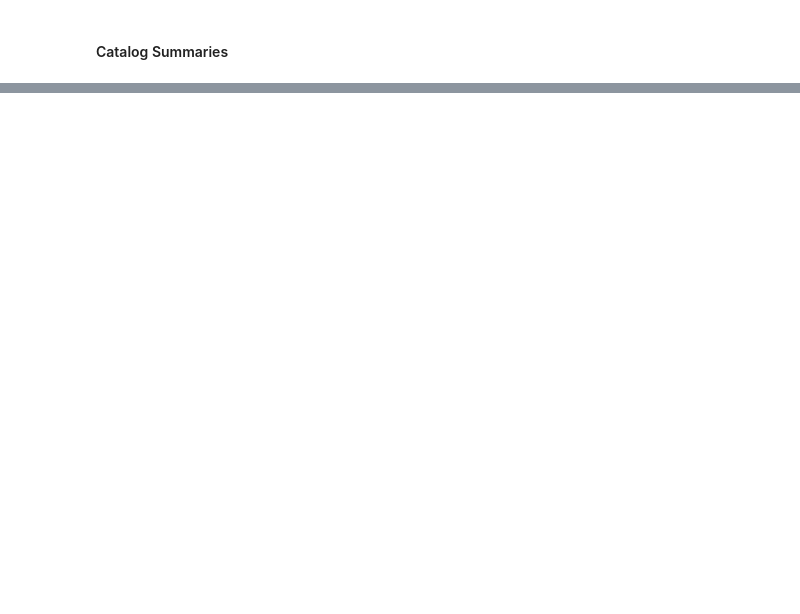
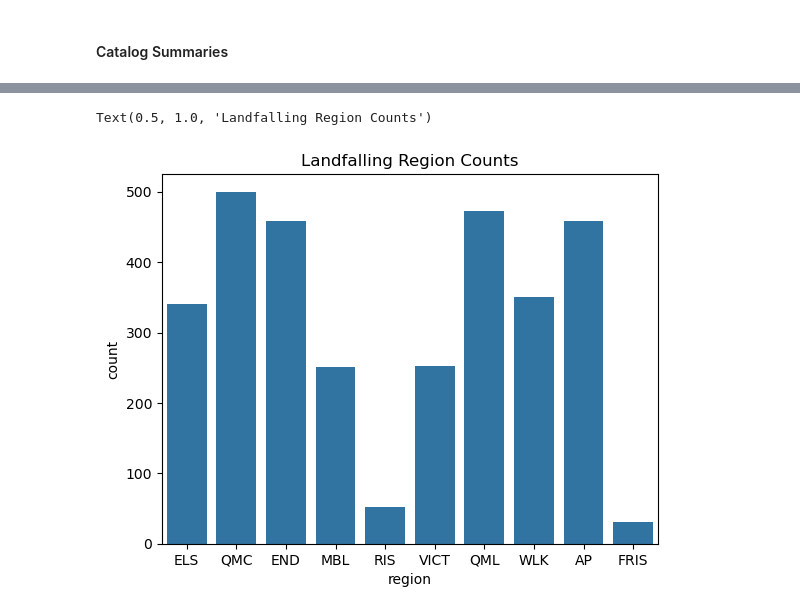
Before and after one commit to jbbutler/extreme_antarctic_ARs, a Jupyter notebook: notebooks/paper_plots.ipynb, the cells around one changed output, grey strips where cells are left out. Drawn from its saved outputs; the diff is of its cells as text; code cells hidden in the pictures; blank space fills up the shorter version.

```diff
--- a/notebooks/paper_plots.ipynb
+++ b/notebooks/paper_plots.ipynb
@@ -167,0 +185,7 @@ plt.savefig('../plots/paper_plots/spatiotemporal_stitching.png', bbox_inches='ti
+# %%
+full_catalog['duration'] = full_catalog['data_array'].apply(compute_duration)
+full_catalog['start_date'] = full_catalog['data_array'].apply(add_start_date)
+full_catalog['end_date'] = full_catalog['data_array'].apply(add_end_date)
+# %%
+ar_mask = xr.open_dataset('~/extreme_antarctic_ARs/data/antarctic_masks/AIS_Full_basins_Zwally_MERRA2grid_new.nc')
+ar_mask = ar_mask.Zwallybasins > 0
@@ -167,0 +209,32 @@ plt.savefig('../plots/paper_plots/spatiotemporal_stitching.png', bbox_inches='ti
+# %%
+cell_areas = xr.open_dataset('~/extreme_antarctic_ARs/data/area/MERRA2_gridarea.nc')
+cell_areas = cell_areas.cell_area
+cell_areas = cell_areas.assign_coords(lat=cell_areas.lat.round(5), lon=cell_areas.lon.round(5))
+# TO CHECK: ISSUES WITH THE AIS MASK AND NOT CONVERTING NON-BINARY VALUES TO BINARY??
+def compute_cumulative_spacetime(ar_da, ais_da=None):
+
+    ar_da_rounded = ar_da.assign_coords(lat=ar_da.lat.round(5), lon=ar_da.lon.round(5))
+
+    if ais_da is not None:
+        storm_ais_mask = ais_da.sel(lat=ar_da_rounded.lat, lon=ar_da_rounded.lon)
+        storm_da_subset = ar_da_rounded.where(storm_ais_mask, 0)
+    else:
+        storm_da_subset = ar_da_rounded.copy()
+
+    grid_area_storm = cell_areas.sel(lat=storm_da_subset.lat, lon=storm_da_subset.lon)
+    cumulative_area = float((3*storm_da_subset.dot(grid_area_storm)).sum().values/((1000**2)*24))
+    return cumulative_area
+
+def find_landfalling_region(ar_da, ar_mask, region_masks):
+
+    region_CLA = {}
+    for label, mask in region_masks.items():
+        region_CLA[label] = compute_cumulative_spacetime(ar_da, ais_da=mask)
+
+    region_CLA = pd.Series(region_CLA)
+    winning_region = region_CLA.idxmax()
+
+    return winning_region
+# %%
+landfalling_catalog = full_catalog[full_catalog.is_landfalling]
+landfalling_catalog['region'] = landfalling_catalog['data_array'].apply(lambda x: find_landfalling_region(x, ar_mask, region_masks))
@@ -167,0 +247,6 @@ plt.savefig('../plots/paper_plots/spatiotemporal_stitching.png', bbox_inches='ti
+# %%
+sns.countplot(landfalling_catalog, x='region')
+plt.title('Landfalling Region Counts')
+# %% [output]
+Text(0.5, 1.0, 'Landfalling Region Counts')
+[figure, added]
```
Also changed, not shown: parts of 18 cells of this notebook, 7 other files.
